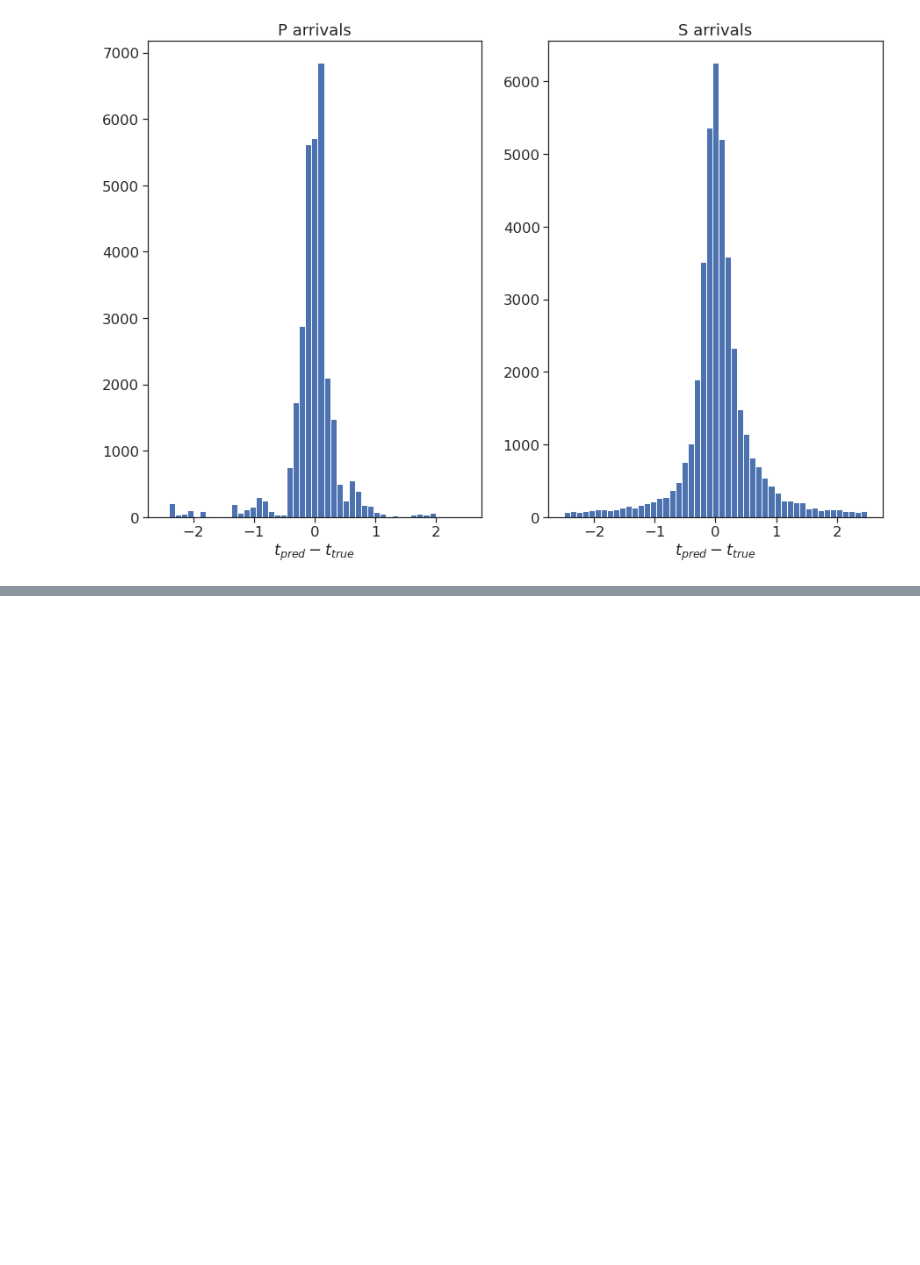
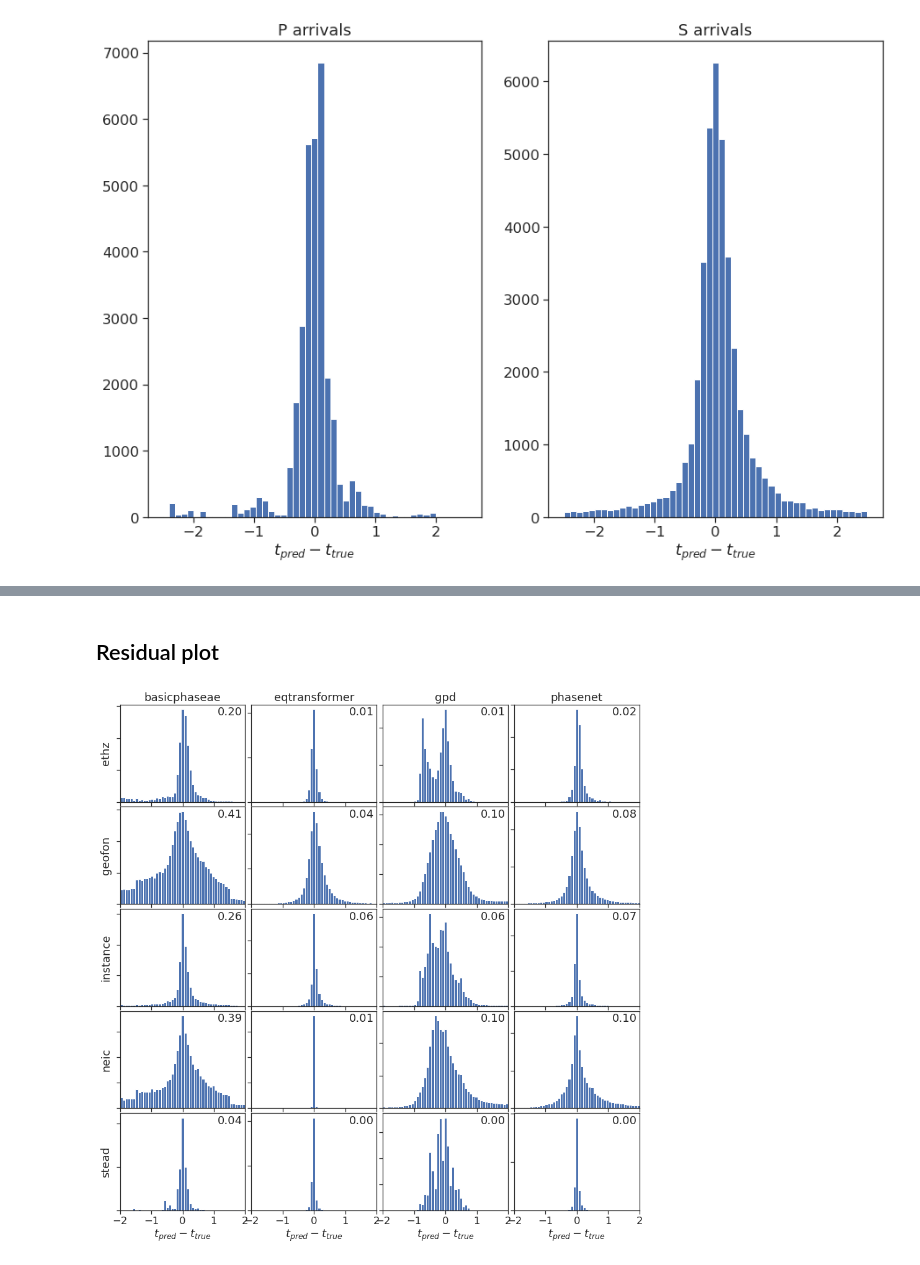
Before and after one commit to seisbench/pick-benchmark, a Jupyter notebook: evaluation.ipynb, the cells around one changed output, grey strips where cells are left out. Drawn from its saved outputs; the diff is of its cells as text; code cells hidden in the pictures; blank space fills up the shorter version.

Commit message:
Added table and plot generation to evaluation notebook

```diff
--- a/evaluation.ipynb
+++ b/evaluation.ipynb
@@ -121,0 +125,2 @@ for i, phase in enumerate(["P", "S"]):
+# %%
+results = pd.read_csv("results.csv")
@@ -121,0 +148,16 @@ for i, phase in enumerate(["P", "S"]):
+# %%
+def results_to_array(results, cols):
+    data_dict = {data: i for i, data in enumerate(results["data"].unique())}
+    model_dict = {model: i for i, model in enumerate(results["model"].unique())}
+
+    n_data = len(results["data"].unique())
+    n_model = len(results["model"].unique())
+
+    res_array = np.nan * np.zeros((n_data, n_model, len(cols)))
+
+    for _, row in results.iterrows():
+        entry = res_array[data_dict[row["data"]], model_dict[row["model"]]]
+        for col_idx, col in enumerate(cols):
+            entry[col_idx] = row[col]
+
+    return data_dict, model_dict, res_array
@@ -121,0 +315,2 @@ for i, phase in enumerate(["P", "S"]):
+# %% [markdown]
+## Residual plot
@@ -121,0 +377,5 @@ for i, phase in enumerate(["P", "S"]):
+# %%
+fig = residual_matrix("P", results, Path("pred"))
+fig.savefig("test_P_diff.eps", bbox_inches="tight")
+# %% [output]
+[figure, added]
```
Also changed, not shown: parts of 10 cells of this notebook.
